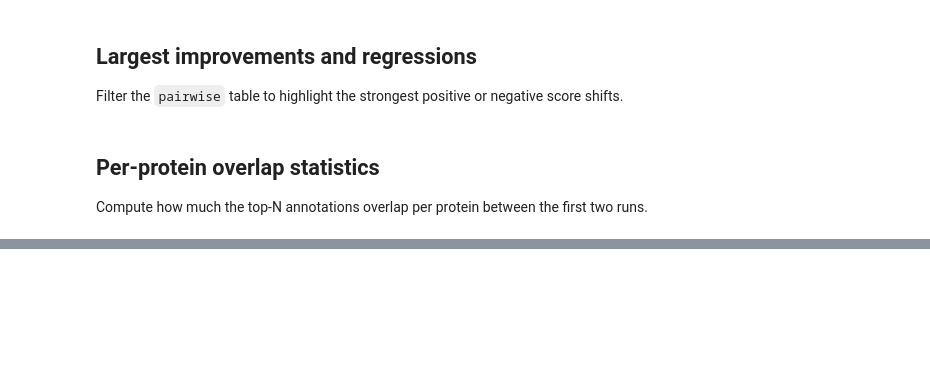
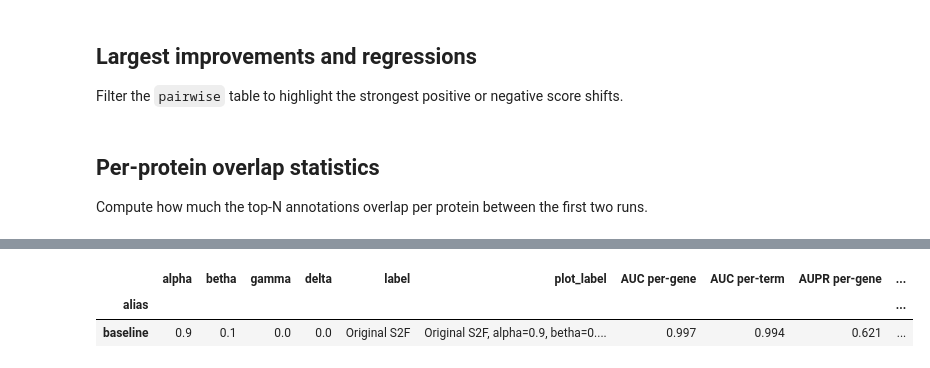
Before and after one commit to Mbaez97/S2F, a Jupyter notebook: notebooks/performance_analysis.ipynb, the cells around one changed output, grey strips where cells are left out. Cells and saved outputs as stored; diff of their text form; code cells hidden in the pictures; blank space fills up the shorter version.

```diff
--- a/notebooks/performance_analysis.ipynb
+++ b/notebooks/performance_analysis.ipynb
@@ -598,0 +737,33 @@ The cells below chart overall, per-gene, and per-term metrics using grouped bar
+# %%
+# Manual baseline metrics and optional seed weights. Edit these values before running the plotting cell.
+# Keep np.nan for metrics or weights that should be ignored. Set plot_label to override the generated weight label.
+# organism,alias,is_baseline,alpha,betha,gamma,delta,label,plot_label,AUC per-gene,AUC per-term,AUPR per-gene,AUPR per-term,F_max per-gene,F_max per-term,smin per-gene,smin per-term
+# 223283,223283_w_interpro_hmmer,True,0.90,0.10,0.00,0.00,alpha=0.9 betha=0.1 gamma=0 delta=0,,0.744,0.714,
+BASELINE_METRICS = pd.DataFrame.from_dict(
+    {
+        'baseline': {
+            'alpha': 0.90,
+            'betha': 0.10,
+            'gamma': 0.0,
+            'delta': 0.0,
+            'label': "Original S2F",
+            'plot_label': "Original S2F, alpha=0.9, betha=0.1, gamma=0, delta=0",
+            'AUC per-gene': 0.997,
+            'AUC per-term': 0.994,
+            'AUPR per-gene': 0.621,
+            'AUPR per-term': 0.241,
+            'F_max per-gene': 0.751,
+            'F_max per-term': 0.642,
+            'smin per-gene': 0.021,
+            'smin per-term': 0.037,
+        },
+    },
+    orient='index',
+)
+BASELINE_METRICS.index.name = 'alias'
+metrics_df = BASELINE_METRICS
+metrics_df
+# %% [output]
+|  | alpha | betha | gamma | delta | label | plot_label | AUC per-gene | AUC per-term | AUPR per-gene | ... |
+| alias |  |  |  |  |  |  |  |  |  | ... |
+| baseline | 0.9 | 0.1 | 0.0 | 0.0 | Original S2F | Original S2F, alpha=0.9, betha=0.... | 0.997 | 0.994 | 0.621 | ... |
```
Also changed, not shown: parts of 21 cells of this notebook, 21 other files.
